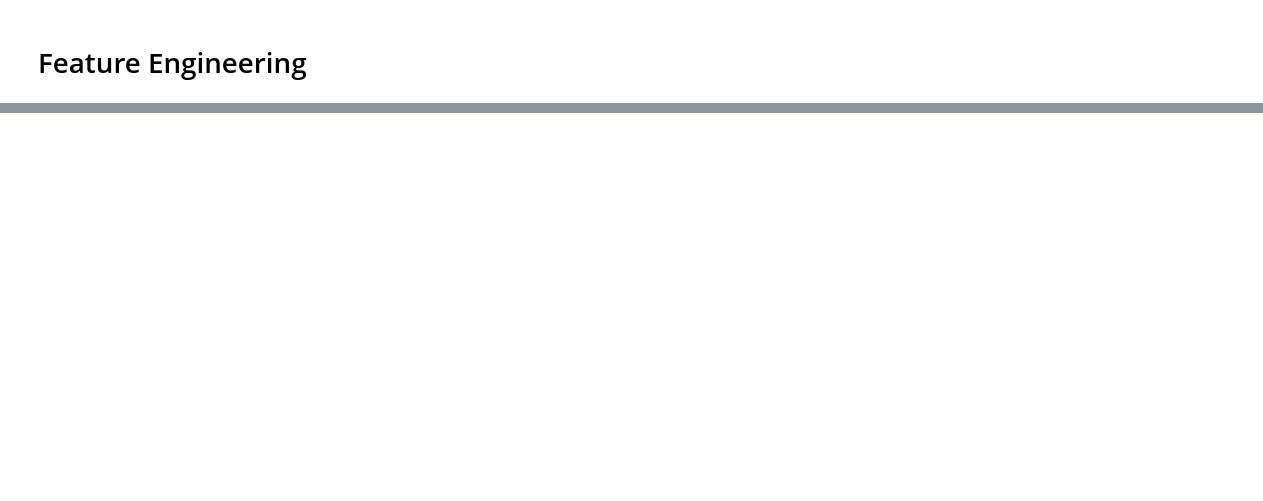
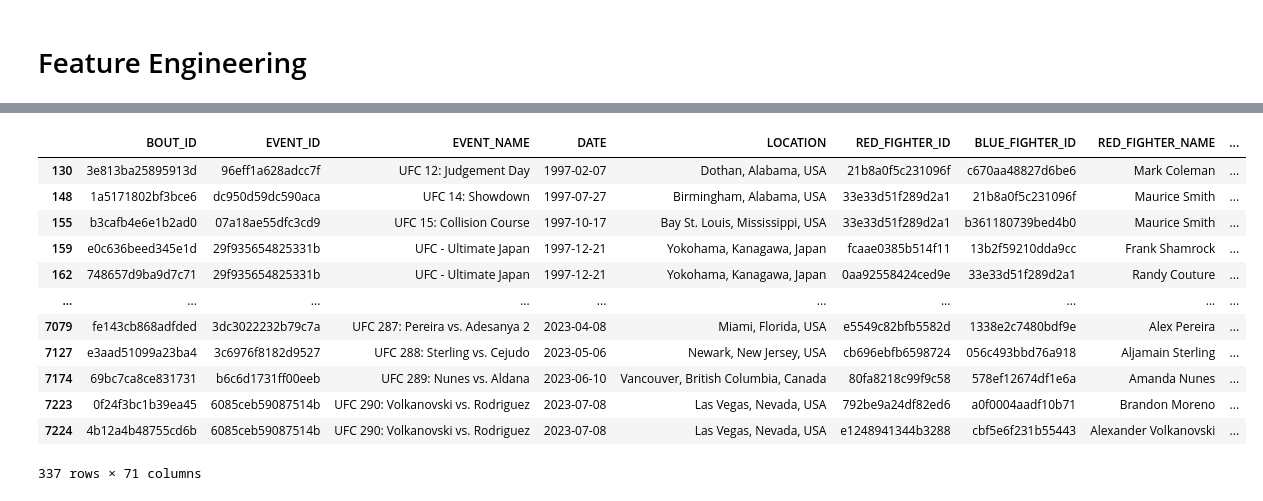
Before and after one commit to ehan03/UFC-Predict, a Jupyter notebook: notebooks/feature_engineering.ipynb, the cells around one changed output, grey strips where cells are left out. Drawn from its saved outputs; the diff is of its cells as text; code cells hidden in the pictures; blank space fills up the shorter version.

```diff
--- a/notebooks/feature_engineering.ipynb
+++ b/notebooks/feature_engineering.ipynb
@@ -67,0 +145,17 @@ feature_df
+# %%
+df["temp temp"] = df["BOUT_TYPE"].apply(lambda x: is_title_bout(x))
+df.loc[df["temp temp"] == 1]
+# %% [output]
+|  | BOUT_ID | EVENT_ID | EVENT_NAME | DATE | LOCATION | RED_FIGHTER_ID | BLUE_FIGHTER_ID | RED_FIGHTER_NAME | ... |
+| 130 | 3e813ba25895913d | 96eff1a628adcc7f | UFC 12: Judgement Day | 1997-02-07 | Dothan, Alabama, USA | 21b8a0f5c231096f | c670aa48827d6be6 | Mark Coleman | ... |
+| 148 | 1a5171802bf3bce6 | dc950d59dc590aca | UFC 14: Showdown | 1997-07-27 | Birmingham, Alabama, USA | 33e33d51f289d2a1 | 21b8a0f5c231096f | Maurice Smith | ... |
+| 155 | b3cafb4e6e1b2ad0 | 07a18ae55dfc3cd9 | UFC 15: Collision Course | 1997-10-17 | Bay St. Louis, Mississippi, USA | 33e33d51f289d2a1 | b361180739bed4b0 | Maurice Smith | ... |
+| 159 | e0c636beed345e1d | 29f935654825331b | UFC - Ultimate Japan | 1997-12-21 | Yokohama, Kanagawa, Japan | fcaae0385b514f11 | 13b2f59210dda9cc | Frank Shamrock | ... |
+| 162 | 748657d9ba9d7c71 | 29f935654825331b | UFC - Ultimate Japan | 1997-12-21 | Yokohama, Kanagawa, Japan | 0aa92558424ced9e | 33e33d51f289d2a1 | Randy Couture | ... |
+| ... | ... | ... | ... | ... | ... | ... | ... | ... | ... |
+| 7079 | fe143cb868adfded | 3dc3022232b79c7a | UFC 287: Pereira vs. Adesanya 2 | 2023-04-08 | Miami, Florida, USA | e5549c82bfb5582d | 1338e2c7480bdf9e | Alex Pereira | ... |
+| 7127 | e3aad51099a23ba4 | 3c6976f8182d9527 | UFC 288: Sterling vs. Cejudo | 2023-05-06 | Newark, New Jersey, USA | cb696ebfb6598724 | 056c493bbd76a918 | Aljamain Sterling | ... |
+| 7174 | 69bc7ca8ce831731 | b6c6d1731ff00eeb | UFC 289: Nunes vs. Aldana | 2023-06-10 | Vancouver, British Columbia, Canada | 80fa8218c99f9c58 | 578ef12674df1e6a | Amanda Nunes | ... |
+| 7223 | 0f24f3bc1b39ea45 | 6085ceb59087514b | UFC 290: Volkanovski vs. Rodriguez | 2023-07-08 | Las Vegas, Nevada, USA | 792be9a24df82ed6 | a0f0004aadf10b71 | Brandon Moreno | ... |
+| 7224 | 4b12a4b48755cd6b | 6085ceb59087514b | UFC 290: Volkanovski vs. Rodriguez | 2023-07-08 | Las Vegas, Nevada, USA | e1248941344b3288 | cbf5e6f231b55443 | Alexander Volkanovski | ... |
+337 rows × 71 columns
```
Also changed, not shown: parts of 14 cells of this notebook, 3 other files.
